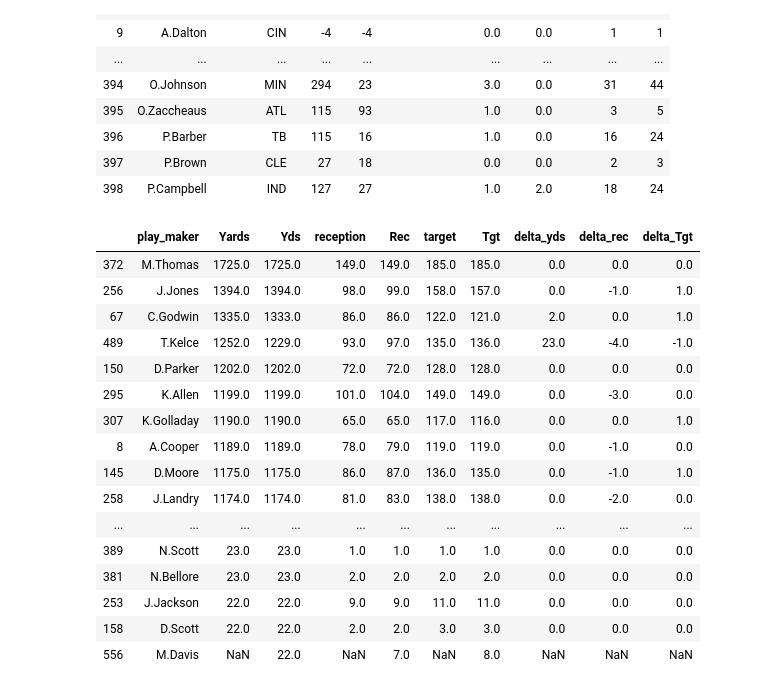
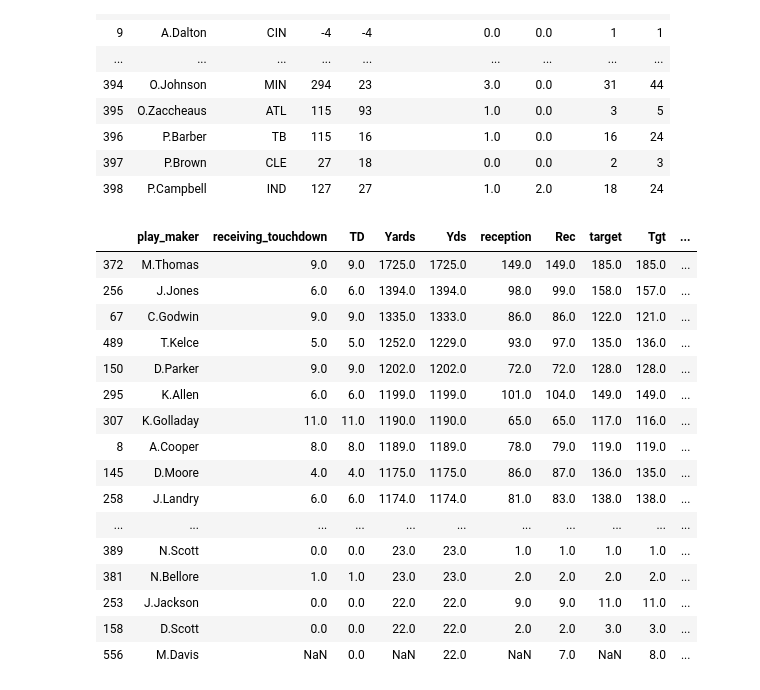
Before and after one commit to scunden/Project-Dash, a Jupyter notebook: 2. Data-Cleanup/0. Cleanup/cleanup.ipynb, the cells around one changed output. Drawn from its saved outputs; the diff is of its cells as text; code cells hidden in the pictures.

Commit message:
QB, RB, and WR tables complete pt.2

```diff
--- a/2. Data-Cleanup/0. Cleanup/cleanup.ipynb
+++ b/2. Data-Cleanup/0. Cleanup/cleanup.ipynb
@@ -820,28 +820,29 @@ WR_stats
 # %%
 df_WR = df_WR.rename(columns = {'Player': 'play_maker'})
 df_WR = df_WR.rename(columns = {'Tm': 'player_team'})
 
 valid_table_WR = WR_stats.merge(df_WR, on = ['play_maker', 'player_team'], how = 'outer')
 valid_table_WR.sort_values(['Yds'], ascending = False)
 valid_table_WR['delta_yds'] = valid_table_WR['Yards'] - valid_table_WR['Yds']
 valid_table_WR['delta_rec'] = valid_table_WR['reception'] - valid_table_WR['Rec']
 valid_table_WR['delta_Tgt'] = valid_table_WR['target'] - valid_table_WR['Tgt']
-valid_table_WR[['play_maker', 'Yards', 'Yds','reception', 'Rec', 'target', 'Tgt', 'delta_yds', 'delta_rec', 'delta_Tgt']].sort_values(['Yds'], ascending = False)
+valid_table_WR['delta_TD'] = valid_table_WR['receiving_touchdown'] - valid_table_WR['TD']
+valid_table_WR[['play_maker', 'receiving_touchdown', 'TD', 'Yards', 'Yds','reception', 'Rec', 'target', 'Tgt', 'delta_TD', 'delta_yds', 'delta_rec', 'delta_Tgt']].sort_values(['Yds'], ascending = False)
 # %% [output]
-|  | play_maker | Yards | Yds | reception | Rec | target | Tgt | delta_yds | delta_rec | delta_Tgt |
-| 372 | M.Thomas | 1725.0 | 1725.0 | 149.0 | 149.0 | 185.0 | 185.0 | 0.0 | 0.0 | 0.0 |
-| 256 | J.Jones | 1394.0 | 1394.0 | 98.0 | 99.0 | 158.0 | 157.0 | 0.0 | -1.0 | 1.0 |
-| 67 | C.Godwin | 1335.0 | 1333.0 | 86.0 | 86.0 | 122.0 | 121.0 | 2.0 | 0.0 | 1.0 |
-| 489 | T.Kelce | 1252.0 | 1229.0 | 93.0 | 97.0 | 135.0 | 136.0 | 23.0 | -4.0 | -1.0 |
-| 150 | D.Parker | 1202.0 | 1202.0 | 72.0 | 72.0 | 128.0 | 128.0 | 0.0 | 0.0 | 0.0 |
-| 295 | K.Allen | 1199.0 | 1199.0 | 101.0 | 104.0 | 149.0 | 149.0 | 0.0 | -3.0 | 0.0 |
-| 307 | K.Golladay | 1190.0 | 1190.0 | 65.0 | 65.0 | 117.0 | 116.0 | 0.0 | 0.0 | 1.0 |
-| 8 | A.Cooper | 1189.0 | 1189.0 | 78.0 | 79.0 | 119.0 | 119.0 | 0.0 | -1.0 | 0.0 |
-| 145 | D.Moore | 1175.0 | 1175.0 | 86.0 | 87.0 | 136.0 | 135.0 | 0.0 | -1.0 | 1.0 |
-| 258 | J.Landry | 1174.0 | 1174.0 | 81.0 | 83.0 | 138.0 | 138.0 | 0.0 | -2.0 | 0.0 |
+|  | play_maker | receiving_touchdown | TD | Yards | Yds | reception | Rec | target | Tgt | ... |
+| 372 | M.Thomas | 9.0 | 9.0 | 1725.0 | 1725.0 | 149.0 | 149.0 | 185.0 | 185.0 | ... |
+| 256 | J.Jones | 6.0 | 6.0 | 1394.0 | 1394.0 | 98.0 | 99.0 | 158.0 | 157.0 | ... |
+| 67 | C.Godwin | 9.0 | 9.0 | 1335.0 | 1333.0 | 86.0 | 86.0 | 122.0 | 121.0 | ... |
+| 489 | T.Kelce | 5.0 | 5.0 | 1252.0 | 1229.0 | 93.0 | 97.0 | 135.0 | 136.0 | ... |
+| 150 | D.Parker | 9.0 | 9.0 | 1202.0 | 1202.0 | 72.0 | 72.0 | 128.0 | 128.0 | ... |
+| 295 | K.Allen | 6.0 | 6.0 | 1199.0 | 1199.0 | 101.0 | 104.0 | 149.0 | 149.0 | ... |
+| 307 | K.Golladay | 11.0 | 11.0 | 1190.0 | 1190.0 | 65.0 | 65.0 | 117.0 | 116.0 | ... |
+| 8 | A.Cooper | 8.0 | 8.0 | 1189.0 | 1189.0 | 78.0 | 79.0 | 119.0 | 119.0 | ... |
+| 145 | D.Moore | 4.0 | 4.0 | 1175.0 | 1175.0 | 86.0 | 87.0 | 136.0 | 135.0 | ... |
+| 258 | J.Landry | 6.0 | 6.0 | 1174.0 | 1174.0 | 81.0 | 83.0 | 138.0 | 138.0 | ... |
 | ... | ... | ... | ... | ... | ... | ... | ... | ... | ... | ... |
-| 389 | N.Scott | 23.0 | 23.0 | 1.0 | 1.0 | 1.0 | 1.0 | 0.0 | 0.0 | 0.0 |
-| 381 | N.Bellore | 23.0 | 23.0 | 2.0 | 2.0 | 2.0 | 2.0 | 0.0 | 0.0 | 0.0 |
-| 253 | J.Jackson | 22.0 | 22.0 | 9.0 | 9.0 | 11.0 | 11.0 | 0.0 | 0.0 | 0.0 |
-| 158 | D.Scott | 22.0 | 22.0 | 2.0 | 2.0 | 3.0 | 3.0 | 0.0 | 0.0 | 0.0 |
-| 556 | M.Davis | NaN | 22.0 | NaN | 7.0 | NaN | 8.0 | NaN | NaN | NaN |
+| 389 | N.Scott | 0.0 | 0.0 | 23.0 | 23.0 | 1.0 | 1.0 | 1.0 | 1.0 | ... |
+| 381 | N.Bellore | 1.0 | 1.0 | 23.0 | 23.0 | 2.0 | 2.0 | 2.0 | 2.0 | ... |
+| 253 | J.Jackson | 0.0 | 0.0 | 22.0 | 22.0 | 9.0 | 9.0 | 11.0 | 11.0 | ... |
+| 158 | D.Scott | 0.0 | 0.0 | 22.0 | 22.0 | 2.0 | 2.0 | 3.0 | 3.0 | ... |
+| 556 | M.Davis | NaN | 0.0 | NaN | 22.0 | NaN | 7.0 | NaN | 8.0 | ... |
```
